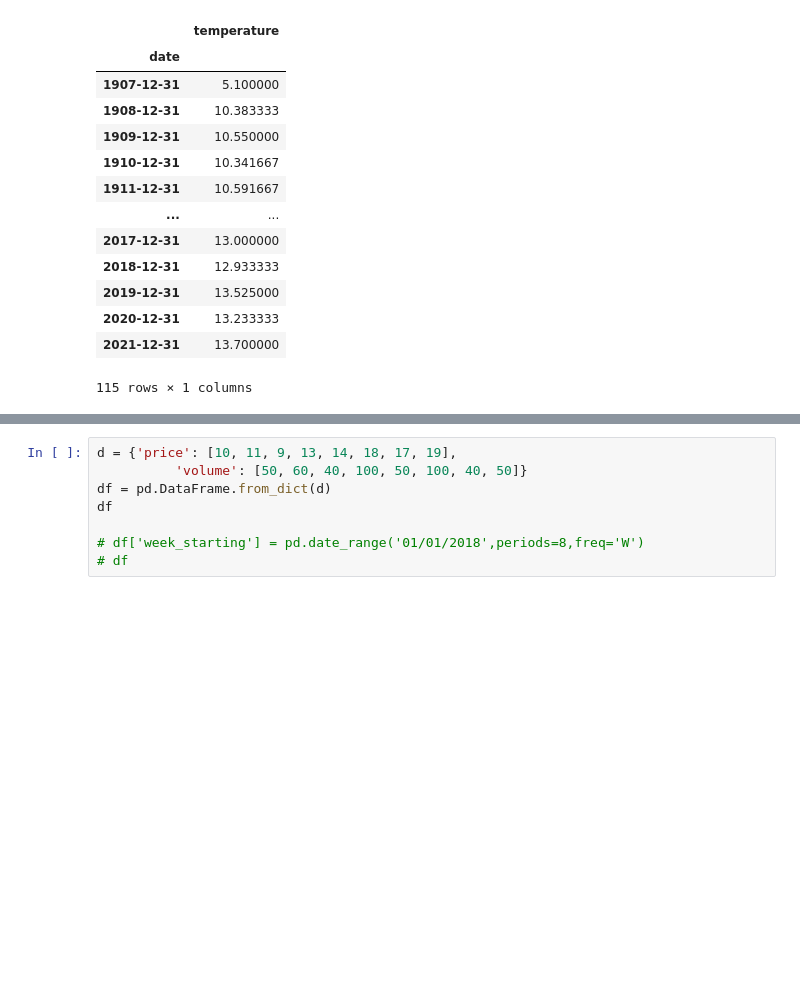
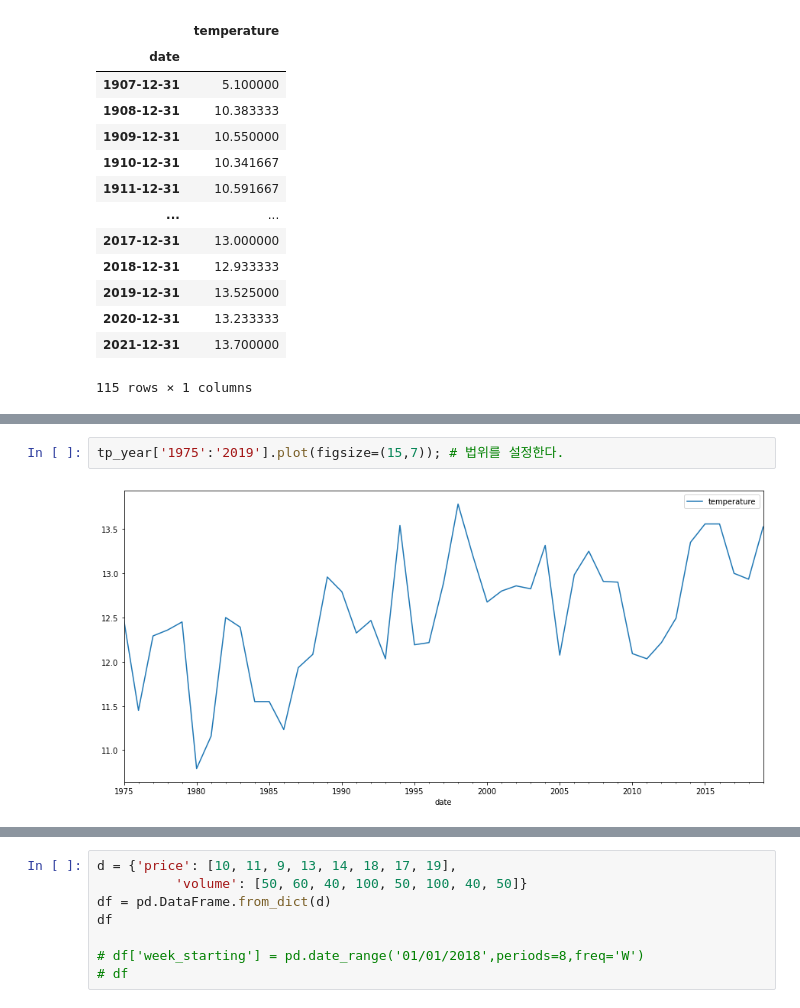
Before and after one commit to koreabao/public_data, a Jupyter notebook: temp_1.ipynb, the cells around one changed output, grey strips where cells are left out. Drawn from its saved outputs; the diff is of its cells as text; blank space fills up the shorter version.

```diff
--- a/temp_1.ipynb
+++ b/temp_1.ipynb
@@ -554,0 +565,4 @@ tp3.resample('Y').mean()
+# %%
+tp_year['1975':'2019'].plot(figsize=(15,7)); # 법위를 설정한다.
+# %% [output]
+[figure, added]
```
Also changed, not shown: parts of 5 cells of this notebook.
